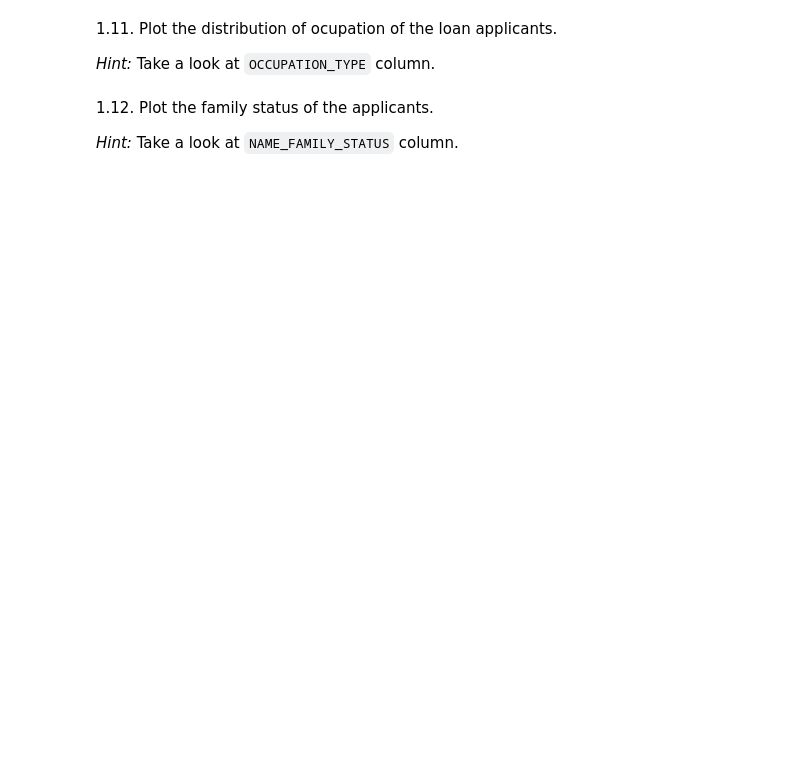
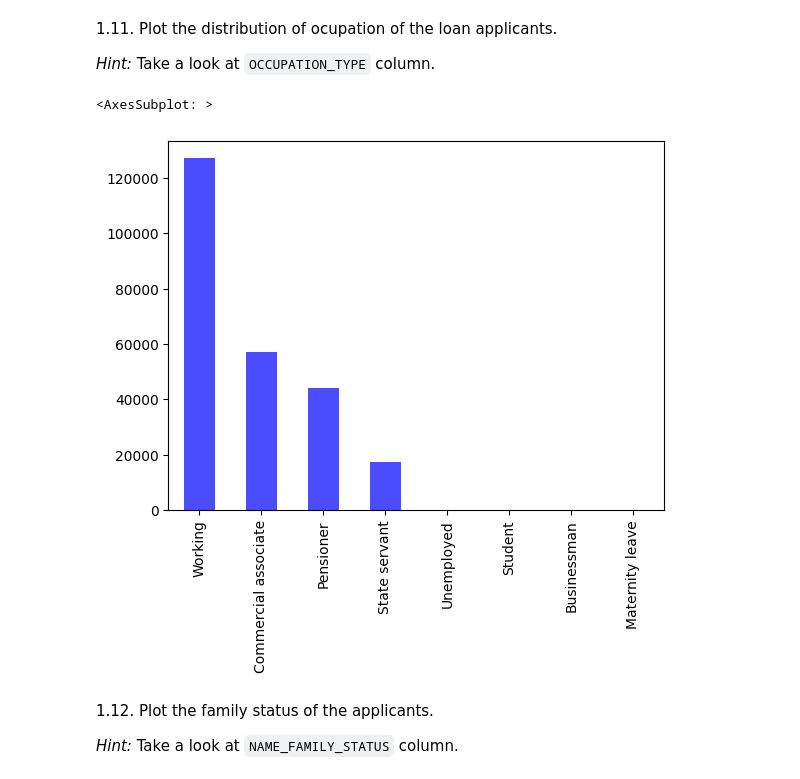
Before and after one commit to KevinFernandez21/sprint2Anyone, a Jupyter notebook: AnyoneAI - Sprint Project 02.ipynb, the cells around one changed output. Drawn from its saved outputs; the diff is of its cells as text; code cells hidden in the pictures; blank space fills up the shorter version.

```diff
--- a/AnyoneAI - Sprint Project 02.ipynb
+++ b/AnyoneAI - Sprint Project 02.ipynb
@@ -171,6 +287,10 @@ COMMONAREA_MEDI   121000      62.9
 *Hint:* Take a look at `OCCUPATION_TYPE` column.
 # %%
 ### TODO Complete in this cell: ocupation of applicants
+app_train['NAME_INCOME_TYPE'].value_counts().plot(kind='bar', color='blue', alpha=0.7)
+# %% [output]
+<AxesSubplot: >
+[figure, added]
 # %% [markdown]
 1.12. Plot the family status of the applicants.
 
```
Also changed, not shown: parts of 36 cells of this notebook, 2 other files.
